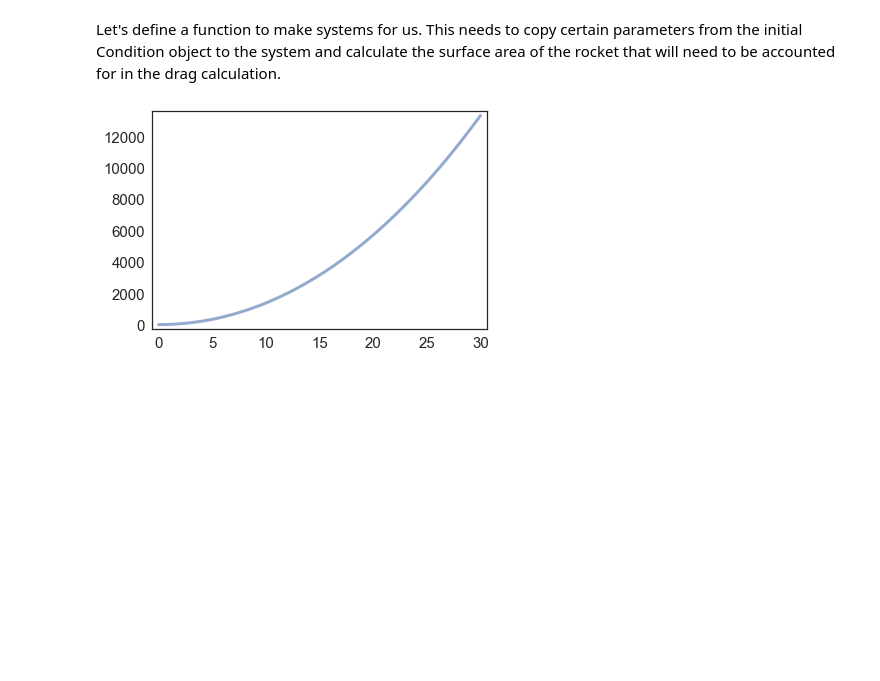
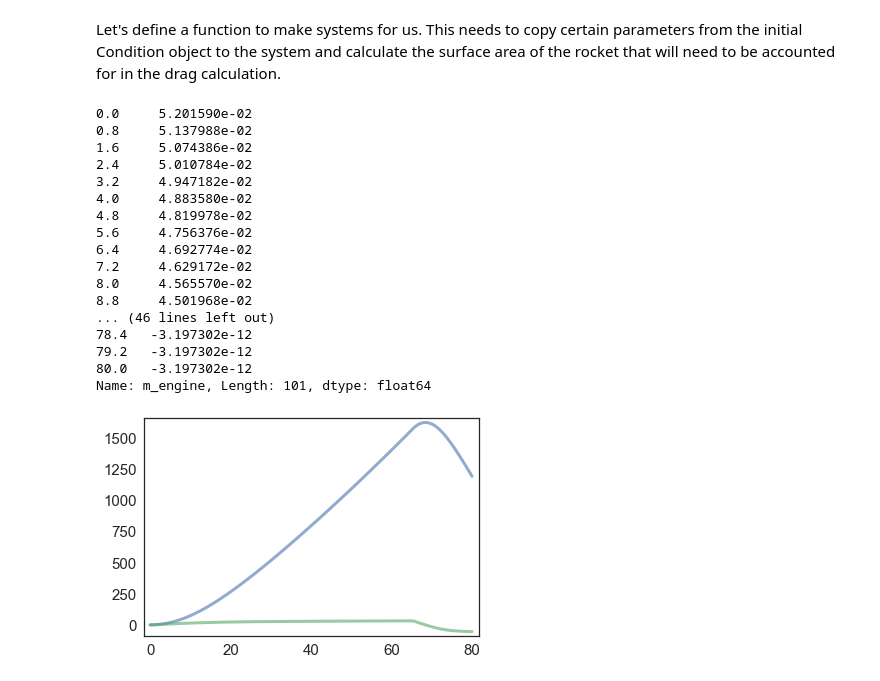
Before and after one commit to highc253/ModSim-Project-3, a Jupyter notebook: test.ipynb, the cells around one changed output. Cells and saved outputs as stored; diff of their text form; code cells hidden in the pictures; blank space fills up the shorter version.

```diff
--- a/test.ipynb
+++ b/test.ipynb
@@ -28,7 +34,7 @@ condition = Condition(# Set cap for simulation time
                       # -----------------------------------------
                       # Properties of the rocket body
                       # -----------------------------------------
-                      m_rocket=0.5, #*kg,
+                      m_rocket=0.3, #*kg,
                       diameter=4, #*cm,
                       C_d=0.75,
                       thetaCone=75,
@@ -60,7 +66,7 @@ condition2 = Condition(# Set cap for simulation time
                       # -----------------------------------------
                       # Properties of the rocket body
                       # -----------------------------------------
-                      m_rocket=.050, #*kg,
+                      m_rocket=0.3, #*kg,
                       diameter=4, #*cm,
                       C_d=0.75,
                       thetaCone=75,
@@ -148,10 +155,12 @@ def slope_func1(state,t,system):
     # Calculate m_dot
     m_dot = -1 * rho_fuel * engineSA * burnRate
 
-    if m_engine > 0:
-        m = m_rocket + m_engine
-    else:
+    m = m_rocket + m_engine
+
+    if m_engine < 0:
+        m_dot = 0
         m = m_rocket
+
 
     # Calculate the acceleration due to drag
     f_drag = rho_air * C_d * abs(vy) * vy * coneSA / 2
@@ -160,12 +169,9 @@ def slope_func1(state,t,system):
     f_engine = v_exhaust * -1 * m_dot
     a_engine = f_engine / m
 
-    ay = a_engine - g #- a_drag
+    ay = a_engine - g - a_drag
 
 
-    #if m_engine < 0:
-        #print("Engine mass " + str(m_engine) + " at time " + str(t))
-
     return m_dot, vy, ay
 # %%
 # Run this function AFTER THE ENGINE RUNS OUT OF FUEL
@@ -188,13 +196,31 @@ def slope_func2(state,t,system):
 # %%
 testCondition1 = condition
-testCondition1.duration = 30
-testCondition1.burnRate = 0.001
+testCondition1.duration = 80
+testCondition1.burnRate = 0.00107
 system = make_system(testCondition1)
 run_odeint(system,slope_func1)
+print(system.results.m_engine)
 
 plot(system.results.y)
-#plot(system.results.vy)
+plot(system.results.vy)
 # %% [output]
+0.0     5.201590e-02
+0.8     5.137988e-02
+1.6     5.074386e-02
+2.4     5.010784e-02
+3.2     4.947182e-02
+4.0     4.883580e-02
+4.8     4.819978e-02
+5.6     4.756376e-02
+6.4     4.692774e-02
+7.2     4.629172e-02
+8.0     4.565570e-02
+8.8     4.501968e-02
+... (46 lines left out)
+78.4   -3.197302e-12
+79.2   -3.197302e-12
+80.0   -3.197302e-12
+Name: m_engine, Length: 101, dtype: float64
-[figure, old version]
+[figure, new version]
 # %%
 testCondition2 = condition2
```
Also changed, not shown: parts of 10 cells of this notebook.
